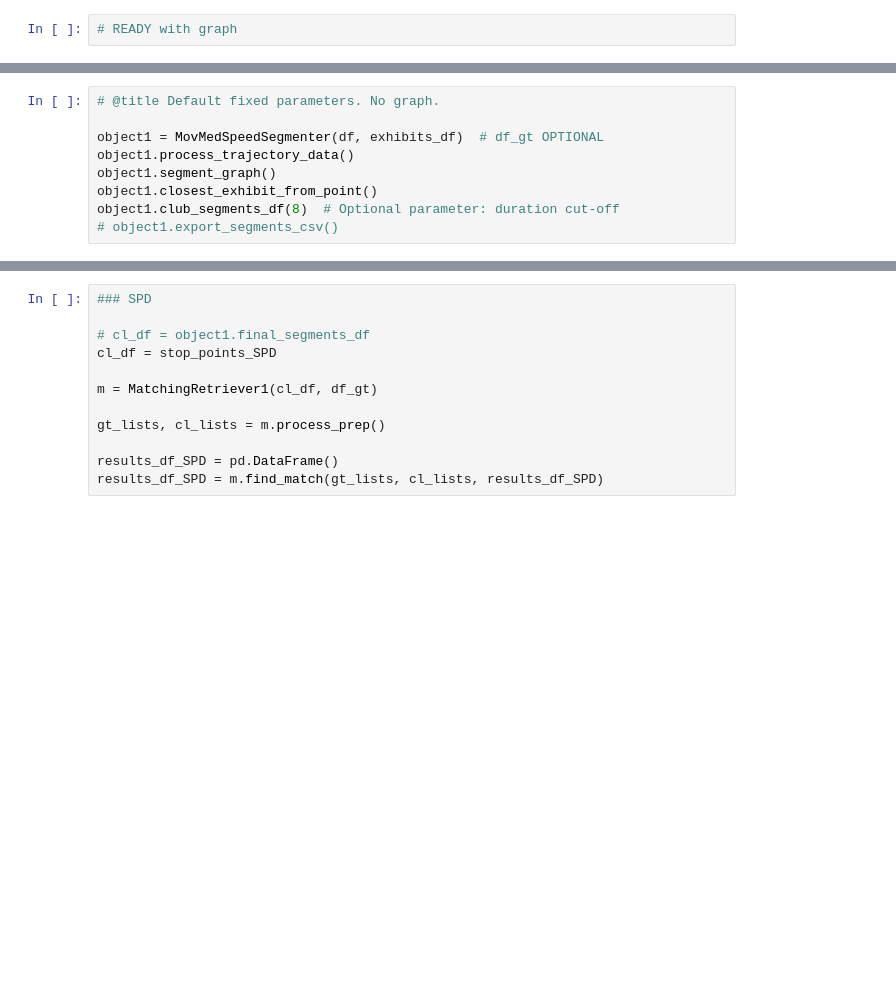
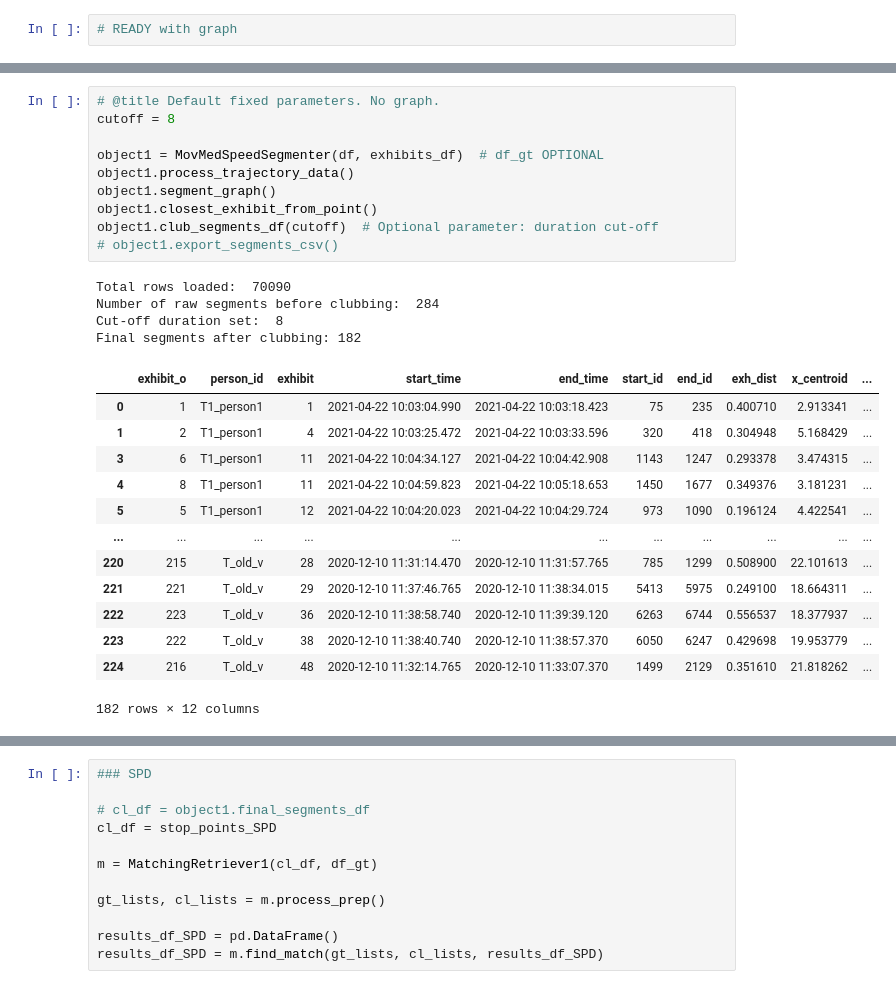
Before and after one commit to sumdher/SegmenterMovMedSpd, a Jupyter notebook: Almost_Final.ipynb, the cells around one changed output, grey strips where cells are left out. Saved outputs shown, nothing was run; the diff lists cells and outputs as text; blank space fills up the shorter version.

```diff
--- a/Almost_Final.ipynb
+++ b/Almost_Final.ipynb
@@ -588,10 +595,29 @@ object2.scipy_peaks_plot()
 # %%
 # @title Default fixed parameters. No graph.
+cutoff = 8
 
 object1 = MovMedSpeedSegmenter(df, exhibits_df)  # df_gt OPTIONAL
 object1.process_trajectory_data()
 object1.segment_graph()
 object1.closest_exhibit_from_point()
-object1.club_segments_df(8)  # Optional parameter: duration cut-off
+object1.club_segments_df(cutoff)  # Optional parameter: duration cut-off
 # object1.export_segments_csv()
+# %% [output]
+Total rows loaded:  70090
+Number of raw segments before clubbing:  284
+Cut-off duration set:  8
+Final segments after clubbing: 182
+|  | exhibit_o | person_id | exhibit | start_time | end_time | start_id | end_id | exh_dist | x_centroid | ... |
+| 0 | 1 | T1_person1 | 1 | 2021-04-22 10:03:04.990 | 2021-04-22 10:03:18.423 | 75 | 235 | 0.400710 | 2.913341 | ... |
+| 1 | 2 | T1_person1 | 4 | 2021-04-22 10:03:25.472 | 2021-04-22 10:03:33.596 | 320 | 418 | 0.304948 | 5.168429 | ... |
+| 3 | 6 | T1_person1 | 11 | 2021-04-22 10:04:34.127 | 2021-04-22 10:04:42.908 | 1143 | 1247 | 0.293378 | 3.474315 | ... |
+| 4 | 8 | T1_person1 | 11 | 2021-04-22 10:04:59.823 | 2021-04-22 10:05:18.653 | 1450 | 1677 | 0.349376 | 3.181231 | ... |
+| 5 | 5 | T1_person1 | 12 | 2021-04-22 10:04:20.023 | 2021-04-22 10:04:29.724 | 973 | 1090 | 0.196124 | 4.422541 | ... |
+| ... | ... | ... | ... | ... | ... | ... | ... | ... | ... | ... |
+| 220 | 215 | T_old_v | 28 | 2020-12-10 11:31:14.470 | 2020-12-10 11:31:57.765 | 785 | 1299 | 0.508900 | 22.101613 | ... |
+| 221 | 221 | T_old_v | 29 | 2020-12-10 11:37:46.765 | 2020-12-10 11:38:34.015 | 5413 | 5975 | 0.249100 | 18.664311 | ... |
+| 222 | 223 | T_old_v | 36 | 2020-12-10 11:38:58.740 | 2020-12-10 11:39:39.120 | 6263 | 6744 | 0.556537 | 18.377937 | ... |
+| 223 | 222 | T_old_v | 38 | 2020-12-10 11:38:40.740 | 2020-12-10 11:38:57.370 | 6050 | 6247 | 0.429698 | 19.953779 | ... |
+| 224 | 216 | T_old_v | 48 | 2020-12-10 11:32:14.765 | 2020-12-10 11:33:07.370 | 1499 | 2129 | 0.351610 | 21.818262 | ... |
+182 rows × 12 columns
 # %%
```
Also changed, not shown: parts of 16 cells of this notebook.
